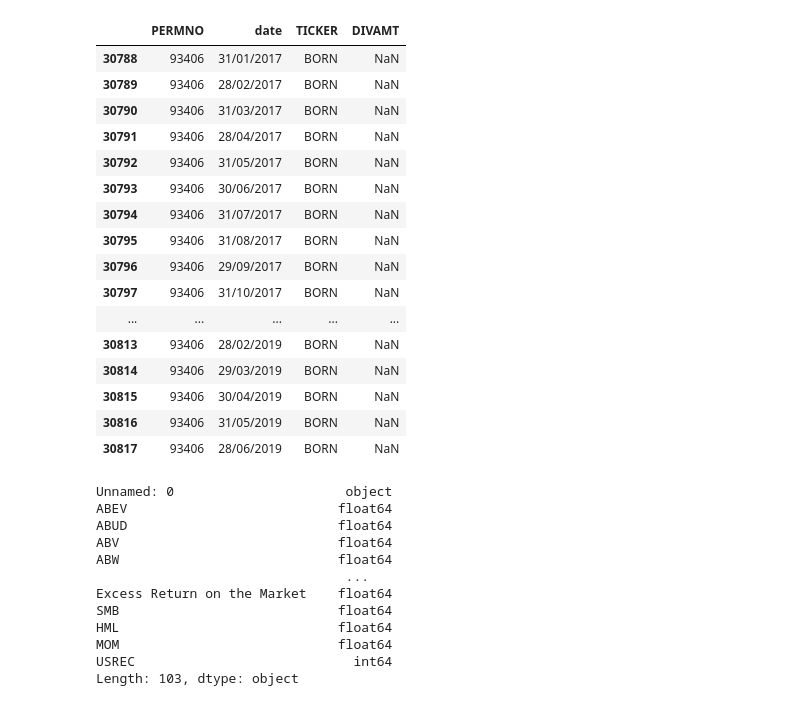
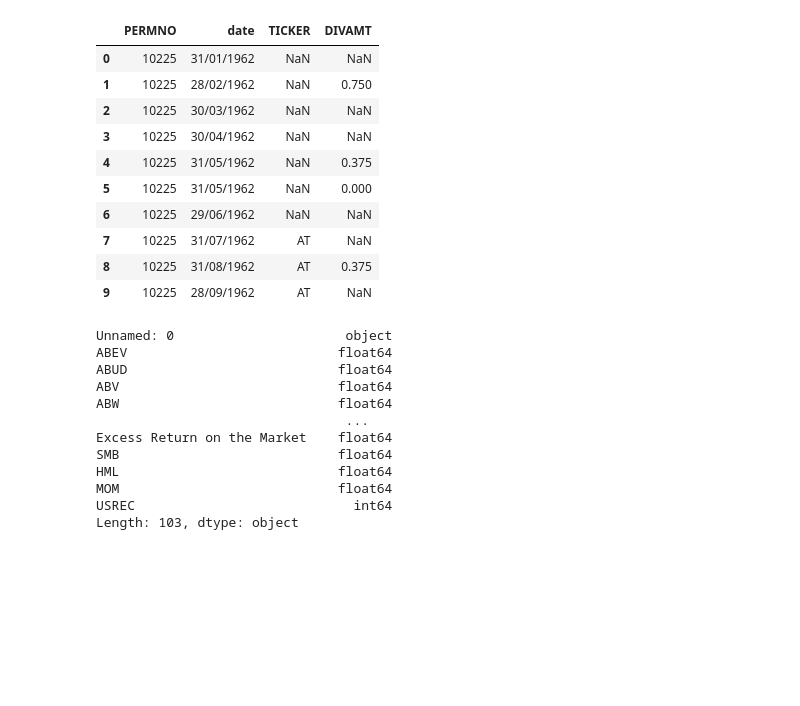
Before and after one commit to statistactics/sin-stocks, a Jupyter notebook: INCLUDING_DIVI_RFR.ipynb, the cells around one changed output. Saved outputs shown, nothing was run; the diff lists cells and outputs as text; code cells hidden in the pictures; blank space fills up the shorter version.

```diff
--- a/INCLUDING_DIVI_RFR.ipynb
+++ b/INCLUDING_DIVI_RFR.ipynb
@@ -10,26 +10,20 @@ portfolio_df = pd.read_csv("sin_portfolio_returns.csv")
 current_df.sort_index(inplace=True)
 divi_df.sort_index(inplace=True)
 portfolio_df.sort_index(inplace=True)
-# %%
-divi_df.tail(30)
-# %% [output]
-|  | PERMNO | date | TICKER | DIVAMT |
-| 30788 | 93406 | 31/01/2017 | BORN | NaN |
-| 30789 | 93406 | 28/02/2017 | BORN | NaN |
-| 30790 | 93406 | 31/03/2017 | BORN | NaN |
-| 30791 | 93406 | 28/04/2017 | BORN | NaN |
-| 30792 | 93406 | 31/05/2017 | BORN | NaN |
-| 30793 | 93406 | 30/06/2017 | BORN | NaN |
-| 30794 | 93406 | 31/07/2017 | BORN | NaN |
-| 30795 | 93406 | 31/08/2017 | BORN | NaN |
-| 30796 | 93406 | 29/09/2017 | BORN | NaN |
-| 30797 | 93406 | 31/10/2017 | BORN | NaN |
-| ... | ... | ... | ... | ... |
-| 30813 | 93406 | 28/02/2019 | BORN | NaN |
-| 30814 | 93406 | 29/03/2019 | BORN | NaN |
-| 30815 | 93406 | 30/04/2019 | BORN | NaN |
-| 30816 | 93406 | 31/05/2019 | BORN | NaN |
-| 30817 | 93406 | 28/06/2019 | BORN | NaN |
+# %%
+divi_df.head(10)
+# %% [output]
+|  | PERMNO | date | TICKER | DIVAMT |
+| 0 | 10225 | 31/01/1962 | NaN | NaN |
+| 1 | 10225 | 28/02/1962 | NaN | 0.750 |
+| 2 | 10225 | 30/03/1962 | NaN | NaN |
+| 3 | 10225 | 30/04/1962 | NaN | NaN |
+| 4 | 10225 | 31/05/1962 | NaN | 0.375 |
+| 5 | 10225 | 31/05/1962 | NaN | 0.000 |
+| 6 | 10225 | 29/06/1962 | NaN | NaN |
+| 7 | 10225 | 31/07/1962 | AT | NaN |
+| 8 | 10225 | 31/08/1962 | AT | 0.375 |
+| 9 | 10225 | 28/09/1962 | AT | NaN |
 # %%
 current_df.dtypes
 # %% [output]
```
Also changed, not shown: parts of 7 cells of this notebook, 1 other file.
